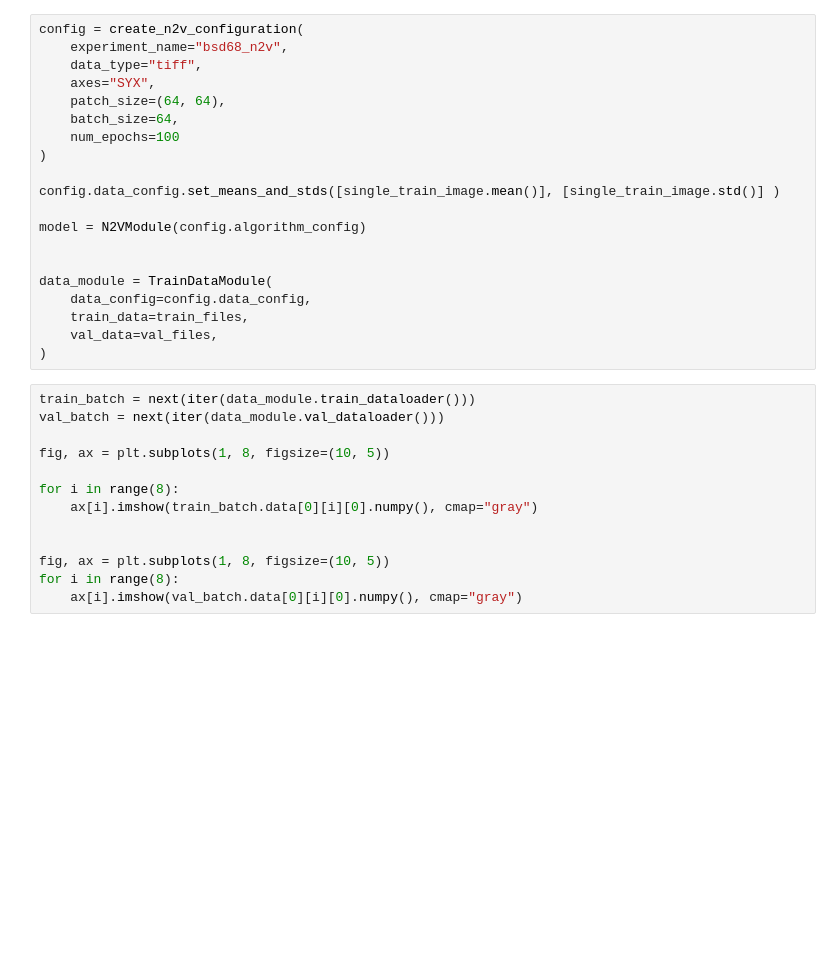
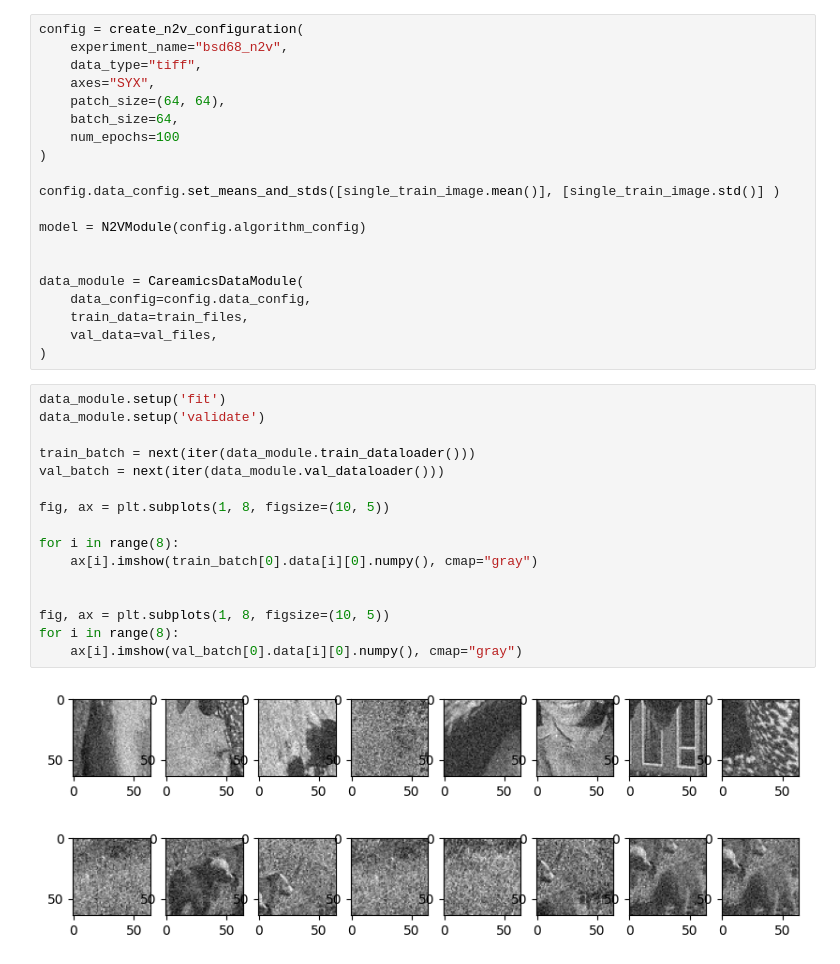
Before and after one commit to CAREamics/careamics, a Jupyter notebook: src/careamics/dataset_ng/demos/bsd68_demo.ipynb, the cells around one changed output. Saved outputs shown, nothing was run; the diff lists cells and outputs as text; blank space fills up the shorter version.

```diff
--- a/src/careamics/dataset_ng/demos/bsd68_demo.ipynb
+++ b/src/careamics/dataset_ng/demos/bsd68_demo.ipynb
@@ -52,24 +55,30 @@ config.data_config.set_means_and_stds([single_train_image.mean()], [single_train
 model = N2VModule(config.algorithm_config)
 
 
-data_module = TrainDataModule(
+data_module = CareamicsDataModule(
     data_config=config.data_config,
     train_data=train_files,
     val_data=val_files,
 )
 # %%
+data_module.setup('fit')
+data_module.setup('validate')
+
 train_batch = next(iter(data_module.train_dataloader()))
 val_batch = next(iter(data_module.val_dataloader()))
 
 fig, ax = plt.subplots(1, 8, figsize=(10, 5))
 
 for i in range(8):
-    ax[i].imshow(train_batch.data[0][i][0].numpy(), cmap="gray")
+    ax[i].imshow(train_batch[0].data[i][0].numpy(), cmap="gray")
 
 
 fig, ax = plt.subplots(1, 8, figsize=(10, 5))
 for i in range(8):
-    ax[i].imshow(val_batch.data[0][i][0].numpy(), cmap="gray")
+    ax[i].imshow(val_batch[0].data[i][0].numpy(), cmap="gray")
+# %% [output]
+[figure, added]
+[figure, added]
 # %%
 from pytorch_lightning import Trainer
 from pytorch_lightning.callbacks import ModelCheckpoint
```
Also changed, not shown: parts of 12 cells of this notebook, 6 other files.
